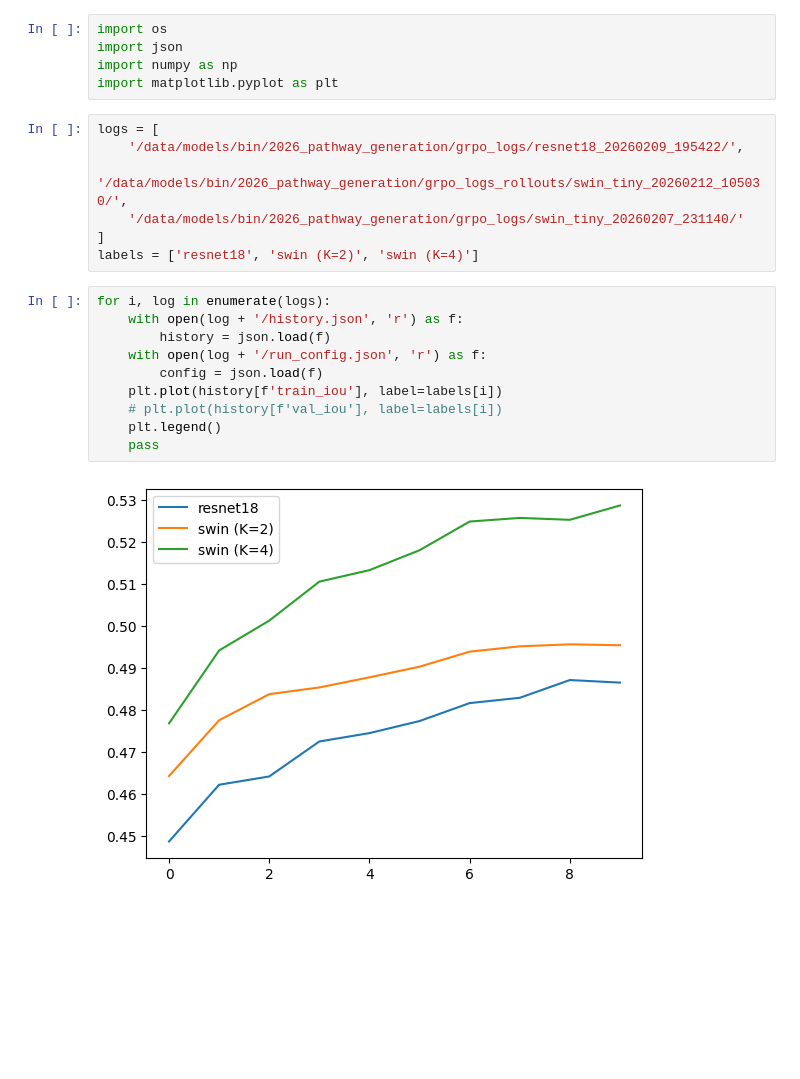
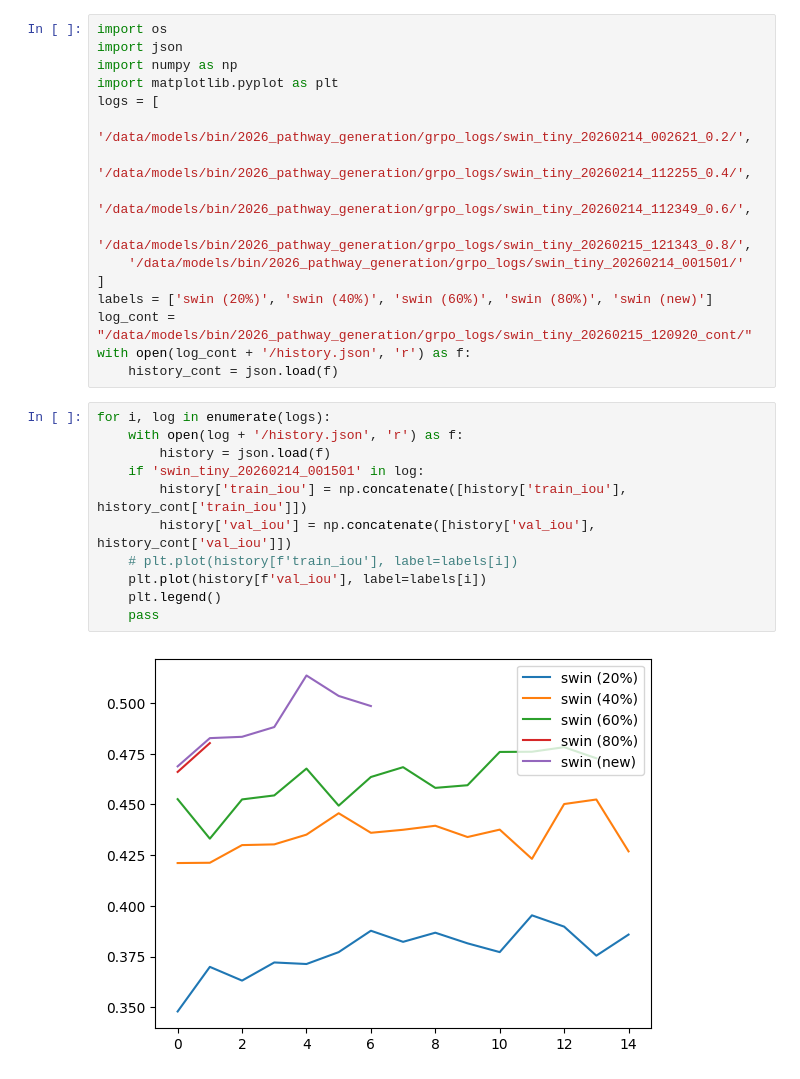
Before and after one commit to BeanHam/2026-pathway-generation, a Jupyter notebook: grpo/loss_check.ipynb, the cells around one changed output. Cells and saved outputs as stored; diff of their text form; blank space fills up the shorter version.

Commit message:
finished grpo training with 20,40,60 training

```diff
--- a/grpo/loss_check.ipynb
+++ b/grpo/loss_check.ipynb
@@ -1,24 +1,29 @@
-# %%
-import os
-import json
-import numpy as np
-import matplotlib.pyplot as plt
 # %%
+import os
+import json
+import numpy as np
+import matplotlib.pyplot as plt
 logs = [
-    '/data/models/bin/2026_pathway_generation/grpo_logs/resnet18_20260209_195422/',
-    '/data/models/bin/2026_pathway_generation/grpo_logs_rollouts/swin_tiny_20260212_105030/',
-    '/data/models/bin/2026_pathway_generation/grpo_logs/swin_tiny_20260207_231140/'
+    '/data/models/bin/2026_pathway_generation/grpo_logs/swin_tiny_20260214_002621_0.2/',
+    '/data/models/bin/2026_pathway_generation/grpo_logs/swin_tiny_20260214_112255_0.4/',
+    '/data/models/bin/2026_pathway_generation/grpo_logs/swin_tiny_20260214_112349_0.6/',
+    '/data/models/bin/2026_pathway_generation/grpo_logs/swin_tiny_20260215_121343_0.8/',
+    '/data/models/bin/2026_pathway_generation/grpo_logs/swin_tiny_20260214_001501/'
 ]
-labels = ['resnet18', 'swin (K=2)', 'swin (K=4)']
+labels = ['swin (20%)', 'swin (40%)', 'swin (60%)', 'swin (80%)', 'swin (new)']
+log_cont = "/data/models/bin/2026_pathway_generation/grpo_logs/swin_tiny_20260215_120920_cont/"
+with open(log_cont + '/history.json', 'r') as f:
+    history_cont = json.load(f)
 # %%
 for i, log in enumerate(logs):
     with open(log + '/history.json', 'r') as f:
         history = json.load(f)
-    with open(log + '/run_config.json', 'r') as f:
-        config = json.load(f)
-    plt.plot(history[f'train_iou'], label=labels[i])
-    # plt.plot(history[f'val_iou'], label=labels[i])
+    if 'swin_tiny_20260214_001501' in log:
+        history['train_iou'] = np.concatenate([history['train_iou'], history_cont['train_iou']])
+        history['val_iou'] = np.concatenate([history['val_iou'], history_cont['val_iou']])
+    # plt.plot(history[f'train_iou'], label=labels[i])
+    plt.plot(history[f'val_iou'], label=labels[i])
     plt.legend()
     pass
 # %% [output]
-[figure, old version]
+[figure, new version]
```
Also changed, not shown: 5 other files.
